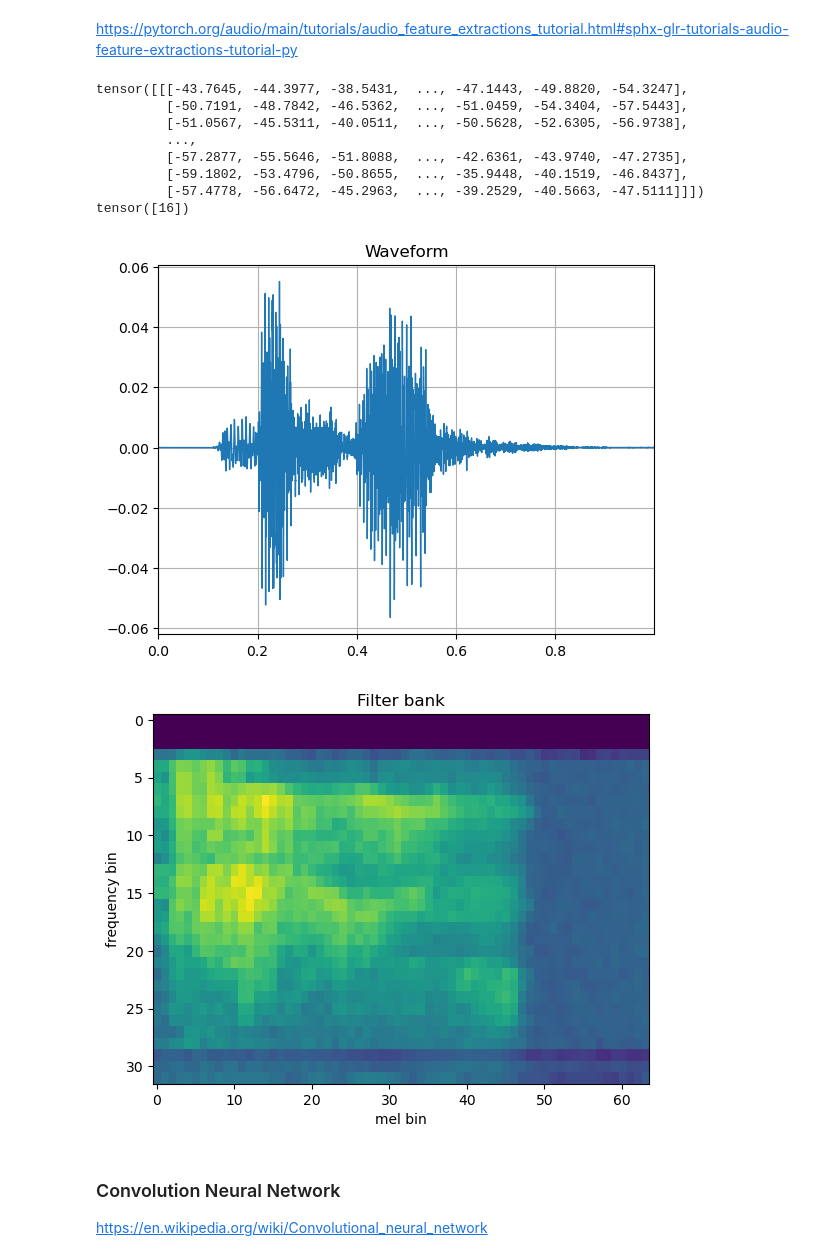
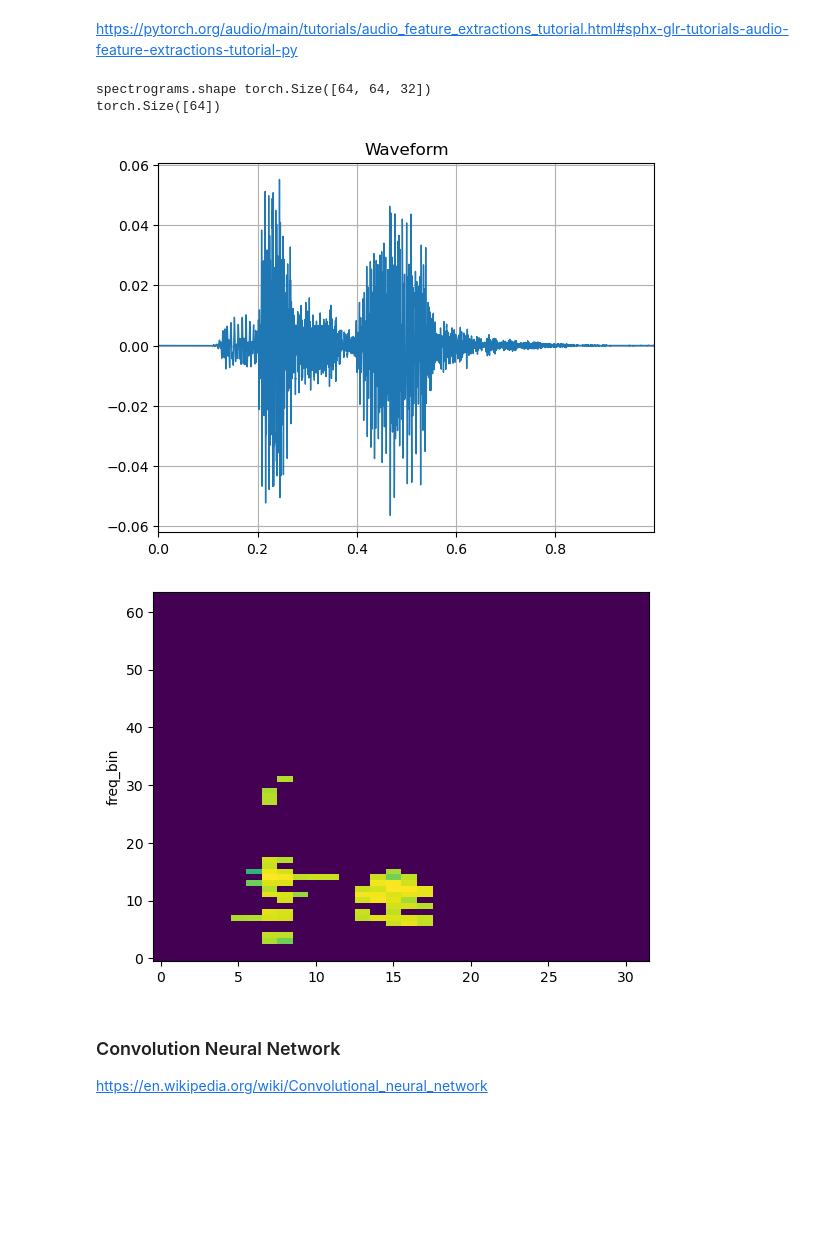
Before and after one commit to TylerDeBruin/ConvolutionNeuralNetwork_Command_Text_Recognition, a Jupyter notebook: speech_commands/CS4964-Final.ipynb, the cells around one changed output. Cells and saved outputs as stored; diff of their text form; code cells hidden in the pictures; blank space fills up the shorter version.

Commit message:
training at 84%

```diff
--- a/speech_commands/CS4964-Final.ipynb
+++ b/speech_commands/CS4964-Final.ipynb
@@ -182,10 +201,6 @@ def preprocess_audio(row):
         # Truncate the spectrogram
         mel_spectrogram = mel_spectrogram[:, :, :32]
 
-
-    #Transpose, as Per Hugging Face - [batch, n_mels, time] should be input to the Convolution Neural Network
-    mel_spectrogram = mel_spectrogram.transpose(1,2)
-
     #print('mel_spectrogram', mel_spectrogram.shape)
 
     amplitudeToDB = T.AmplitudeToDB()
@@ -205,6 +219,10 @@ def collate(batch):
     spectrograms = torch.stack([item['spectrogram'] for item in batch])
     labels = torch.tensor([item['label'] for item in batch])
     return spectrograms, labels
+# %%
+train_DataLoader = DataLoader(feature_Dataset['train'], batch_size=64, shuffle=True, collate_fn=collate)
+test_DataLoader = DataLoader(feature_Dataset['test'], batch_size=64, shuffle=True, collate_fn=collate)
+validation_DataLoader = DataLoader(feature_Dataset['validation'], batch_size=64, shuffle=True, collate_fn=collate)
 # %% [markdown]
 https://pytorch.org/audio/main/tutorials/audio_feature_extractions_tutorial.html#sphx-glr-tutorials-audio-feature-extractions-tutorial-py
 # %%
@@ -229,29 +247,20 @@ def plot_spectrogram(specgram, title=None, ylabel="freq_bin", ax=None):
     ax.set_ylabel(ylabel)
     ax.imshow(librosa.power_to_db(specgram), origin="lower", aspect="auto", interpolation="nearest")
 # %%
-train_DataLoader = DataLoader(feature_Dataset['train'], batch_size=1, shuffle=True, collate_fn=collate)
-
 waveForm = feature_Dataset['train'][0]['audio']['array'].unsqueeze(0)
 plot_waveform(waveForm, feature_Dataset['train'][0]['audio']['sampling_rate'])
-
-plot_fbank(preprocess_audio(feature_Dataset['train'][0])['spectrogram'])
+plot_spectrogram(preprocess_audio(feature_Dataset['train'][0])['spectrogram'])
 
 for spectrograms, labels in train_DataLoader:
-    print(spectrograms)
-    print(labels)
-
+    print('spectrograms.shape', spectrograms.shape)
+    #print('spectrograms', spectrograms)
+    print(labels.shape)
     break
 # %% [output]
-tensor([[[-43.7645, -44.3977, -38.5431,  ..., -47.1443, -49.8820, -54.3247],
-         [-50.7191, -48.7842, -46.5362,  ..., -51.0459, -54.3404, -57.5443],
-         [-51.0567, -45.5311, -40.0511,  ..., -50.5628, -52.6305, -56.9738],
-         ...,
-         [-57.2877, -55.5646, -51.8088,  ..., -42.6361, -43.9740, -47.2735],
-         [-59.1802, -53.4796, -50.8655,  ..., -35.9448, -40.1519, -46.8437],
-         [-57.4778, -56.6472, -45.2963,  ..., -39.2529, -40.5663, -47.5111]]])
-tensor([16])
+spectrograms.shape torch.Size([64, 64, 32])
+torch.Size([64])
 [figure]
-[figure, old version]
+[figure, new version]
 # %% [markdown]
 ### Convolution Neural Network
 https://en.wikipedia.org/wiki/Convolutional_neural_network
```
Also changed, not shown: parts of 7 cells of this notebook.
